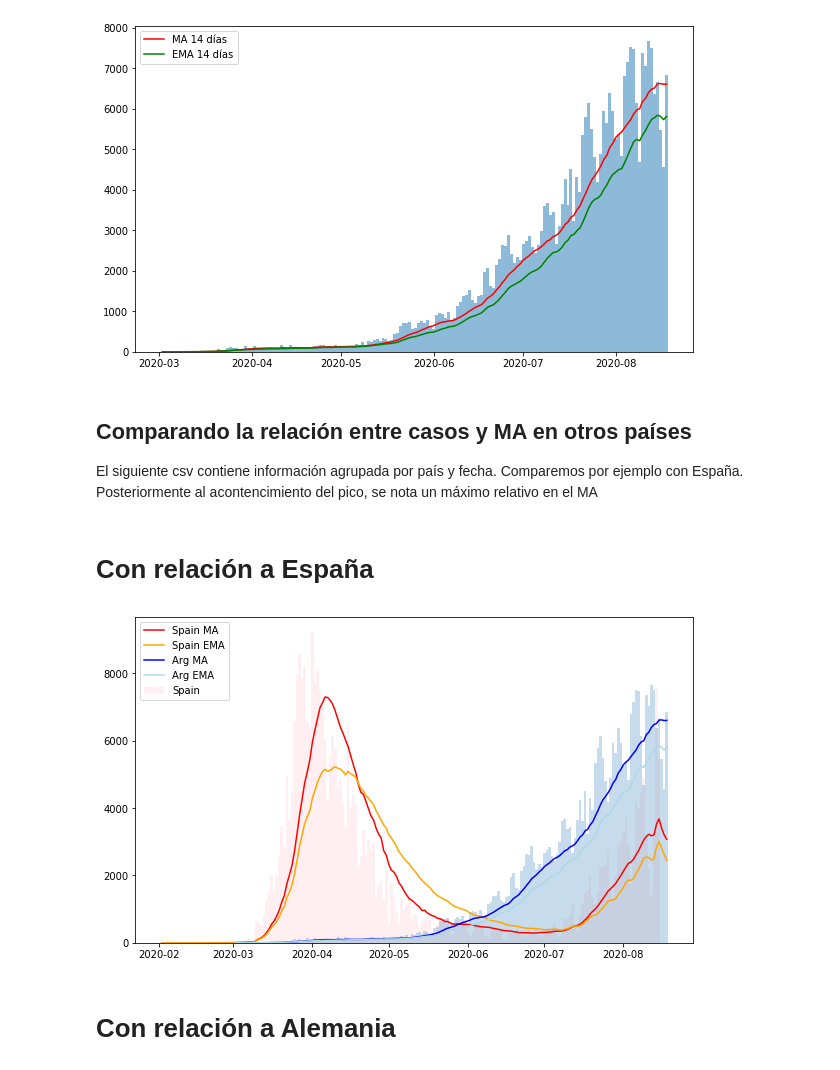
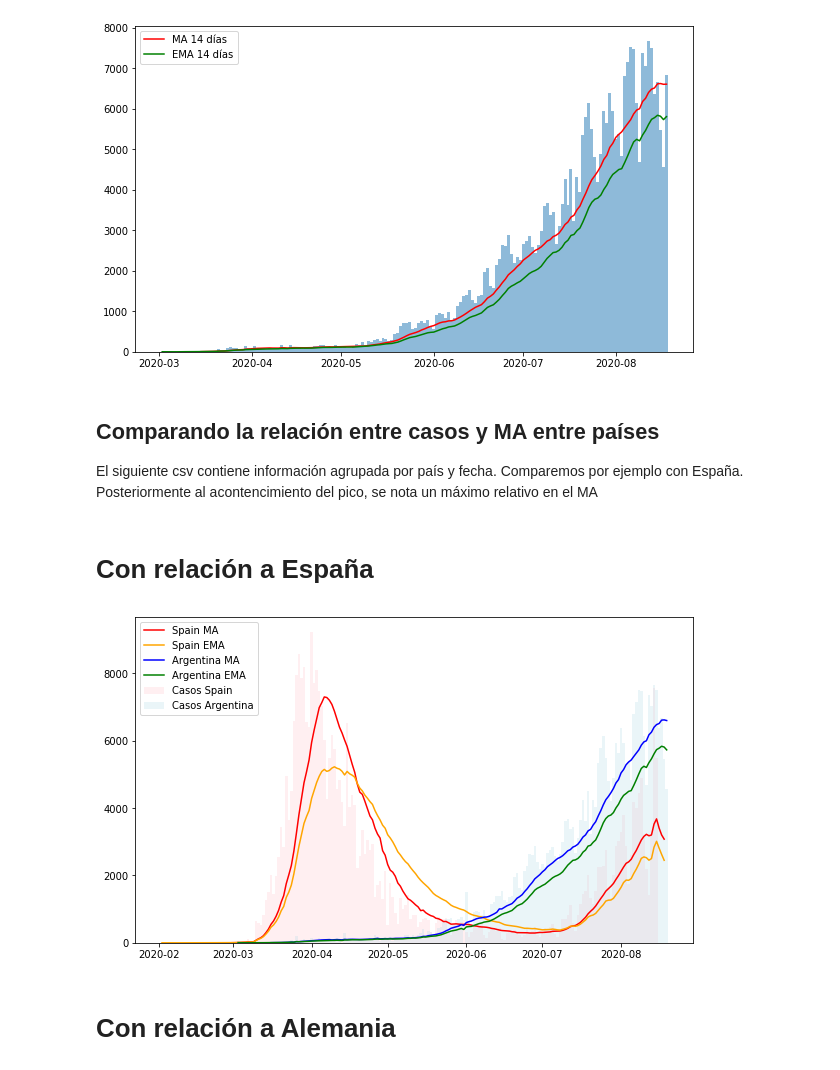
Before and after one commit to chingologram/jupyter-notebooks, a Jupyter notebook: covid-ar.ipynb, the cells around one changed output. Cells and saved outputs as stored; diff of their text form; code cells hidden in the pictures.

```diff
--- a/covid-ar.ipynb
+++ b/covid-ar.ipynb
@@ -81,7 +93,7 @@ plt.legend();
 # %% [output]
 [figure]
 # %% [markdown]
-## Comparando la relación entre casos y MA en otros países
+## Comparando la relación entre casos y MA entre países
 El siguiente csv contiene información agrupada por país y fecha. Comparemos por ejemplo con España.
 Posteriormente al acontencimiento del pico, se nota un máximo relativo en el MA
 # %%
@@ -105,9 +122,9 @@ def compararArgentinaA(countryName):
   plt.legend();
 # %% [markdown]
 # Con relación a España
-# %%
-compararArgentinaA('Spain')
-# %% [output]
-[figure, removed]
+# %%
+comparar('Argentina', 'Spain')
+# %% [output]
+[figure, added]
 # %% [markdown]
 # Con relación a Alemania
```
Also changed, not shown: parts of 9 cells of this notebook.
